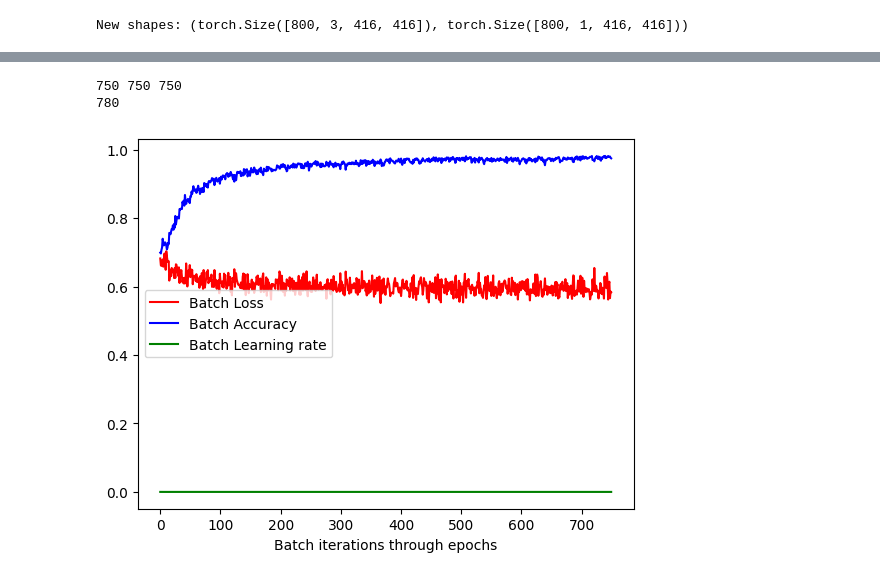
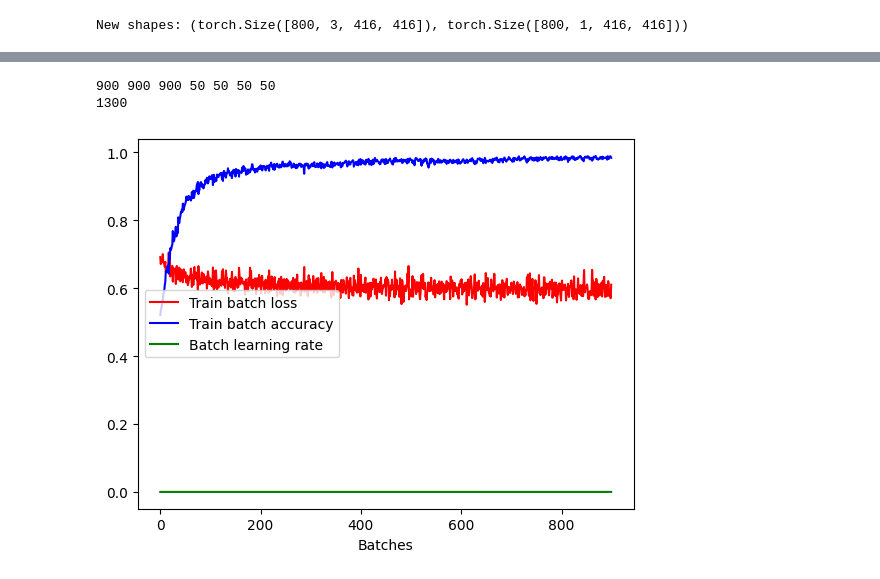
Before and after one commit to Pytyeee/ml-project-2-pytyeee, a Jupyter notebook: notebooks/unet_valid.ipynb, the cells around one changed output, grey strips where cells are left out. Drawn from its saved outputs; the diff is of its cells as text; code cells hidden in the pictures.

Commit message:
New validation work on Unet for 50 epochs

```diff
--- a/notebooks/unet_valid.ipynb
+++ b/notebooks/unet_valid.ipynb
@@ -20,7 +20,7 @@ print(DEVICE, NUM_CPU)
 
 TRAINING_SIZE = 800
 BATCH_SIZE = 32
-NUM_EPOCHS = 30
+NUM_EPOCHS = 50
 BASE_LR = 0.0001
 
 ENCODER = 'resnet34'
@@ -59,6 +59,6 @@ Data split on ratio 0.7: TRAINING torch.Size([392, 3, 416, 416]) & torch.Size([3
 # %%
 # Create segmentation model with pretrained encoder
-model = smp.UnetPlusPlus(
+model = smp.Unet(
     encoder_name=ENCODER,
     encoder_weights=ENCODER_WEIGHTS,
     classes=1, # 1 for grayscale
@@ -70,5 +72,5 @@ model = model.to(DEVICE)
 # %%
-VAL_SIZE = val_data.shape[0]
+VAL_SIZE = 64 # val_data.shape[0]
 print(VAL_SIZE)
 
 # Create datasets
@@ -77,4 +79,5 @@ val_dataset = TensorDataset(val_data, val_labels)
 
 # Get train data loader
 train_loader = DataLoader(train_dataset, batch_size=BATCH_SIZE, shuffle=True, num_workers=NUM_CPU)
+val_loader = DataLoader(val_dataset, batch_size=VAL_SIZE, shuffle=False, num_workers=NUM_CPU)
 # %% [output]
@@ -168,13 +181,14 @@ ious = []
 accs = []
 f1s = []
 for epoch in range(1, NUM_EPOCHS + 1):
-    tr_loss, tr_acc, lr, acc, iou, f1, out, tar = train_epoch(
-        model, optimizer, lr_scheduler, criterion, train_loader, epoch, DEVICE
+    tr_loss, tr_acc, lr, loss, acc, f1, iou, out, tar = train_epoch(
+        model, optimizer, lr_scheduler, criterion, train_loader, val_loader, epoch, DEVICE
     )
     tr_losses.extend(tr_loss)
     tr_accs.extend(tr_acc)
     lrs.extend(lr)
-    accs.extend(acc)
-    ious.extend[iou]
-    f1s.extend(f1)
+    losses.append(loss)
+    accs.append(acc)
+    ious.append(iou)
+    f1s.append(f1)
 # %% [output]
@@ -182,20 +212,17 @@ OutOfMemoryError: ignored
 # %%
-print(len(train_loss_history), len(train_acc_history), len(lr_history))
+print(len(lrs), len(tr_losses), len(tr_accs), len(losses), len(ious), len(accs), len(f1s))
 print(NUM_EPOCHS * (TRAINING_SIZE // BATCH_SIZE + 1))
 # %% [output]
-750 750 750
-780
+900 900 900 50 50 50 50
+1300
 # %%
-train_acc_history_cpu = [t.cpu() for t in train_acc_history]
-
 # Scatter plot
-time_axis = np.arange(len(train_loss_history))
-plt.plot(time_axis, train_loss_history, label='Batch Loss', color='red')
-plt.plot(time_axis, train_acc_history_cpu, label='Batch Accuracy', color='blue')
-plt.plot(time_axis, lr_history, label='Batch Learning rate', color='green')
-
-plt.xlabel('Batch iterations through epochs')
+time_axis = np.arange(900)
+plt.plot(time_axis, tr_losses, label='Train batch loss', color='red')
+plt.plot(time_axis, tr_accs, label='Train batch accuracy', color='blue')
+plt.plot(time_axis, lrs, label='Batch learning rate', color='green')
+plt.xlabel('Batches')
 plt.legend()
 plt.show()
 # %% [output]
-[figure, old version]
+[figure, new version]
```
Also changed, not shown: parts of 8 cells of this notebook.
